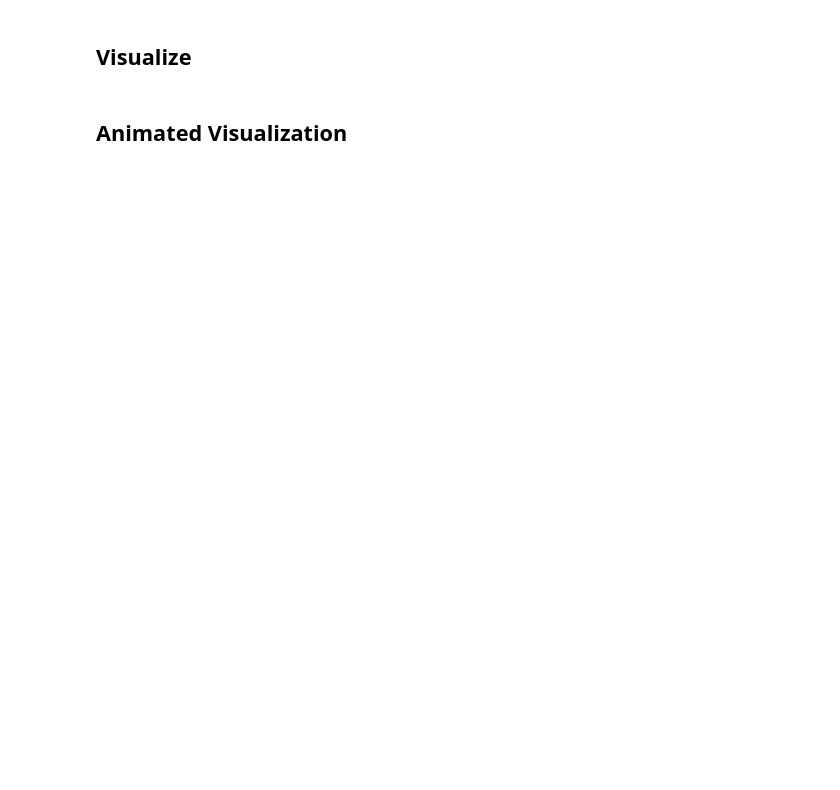
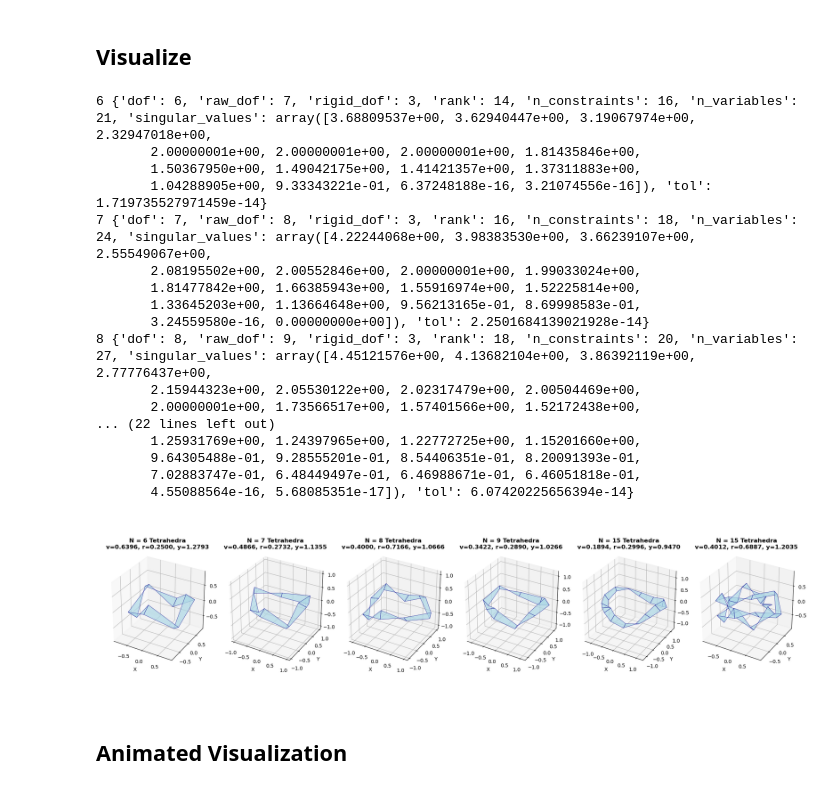
Before and after one commit to shizuo-kaji/Kaleidocycle, a Jupyter notebook: python/notebooks/ExplicitConstructionWithTheta.ipynb, the cells around one changed output. Cells and saved outputs as stored; diff of their text form; code cells hidden in the pictures; blank space fills up the shorter version.

```diff
--- a/python/notebooks/ExplicitConstructionWithTheta.ipynb
+++ b/python/notebooks/ExplicitConstructionWithTheta.ipynb
@@ -107,18 +126,39 @@ for N, m, initial_guess in test_cases:
 # %%
 # Visualize kaleidocycles for N = 6, 8, 9, 13
 fig = plt.figure(figsize=(20, 5))
 
 for subplot_idx, (N,m,v,r,y) in enumerate(solutions, start=1):
         # Generate curve
         curve = generate_theta_curve(v, 0, r, y, N, t=0.0)
         kc = Kaleidocycle(curve=curve)
+        info = kc.local_dof(return_basis=False)
+        print(N,info)
 
         # Plot
         ax = fig.add_subplot(1, len(solutions), subplot_idx, projection='3d')
         kc.plot(ax=ax, title=f'N = {N} Tetrahedra\nv={v:.4f}, r={r:.4f}, y={y:.4f}')
 
 plt.tight_layout()
 plt.show()
+# %% [output]
+6 {'dof': 6, 'raw_dof': 7, 'rigid_dof': 3, 'rank': 14, 'n_constraints': 16, 'n_variables': 21, 'singular_values': array([3.68809537e+00, 3.62940447e+00, 3.19067974e+00, 2.32947018e+00,
+       2.00000001e+00, 2.00000001e+00, 2.00000001e+00, 1.81435846e+00,
+       1.50367950e+00, 1.49042175e+00, 1.41421357e+00, 1.37311883e+00,
+       1.04288905e+00, 9.33343221e-01, 6.37248188e-16, 3.21074556e-16]), 'tol': 1.719735527971459e-14}
+7 {'dof': 7, 'raw_dof': 8, 'rigid_dof': 3, 'rank': 16, 'n_constraints': 18, 'n_variables': 24, 'singular_values': array([4.22244068e+00, 3.98383530e+00, 3.66239107e+00, 2.55549067e+00,
+       2.08195502e+00, 2.00552846e+00, 2.00000001e+00, 1.99033024e+00,
+       1.81477842e+00, 1.66385943e+00, 1.55916974e+00, 1.52225814e+00,
+       1.33645203e+00, 1.13664648e+00, 9.56213165e-01, 8.69998583e-01,
+       3.24559580e-16, 0.00000000e+00]), 'tol': 2.2501684139021928e-14}
+8 {'dof': 8, 'raw_dof': 9, 'rigid_dof': 3, 'rank': 18, 'n_constraints': 20, 'n_variables': 27, 'singular_values': array([4.45121576e+00, 4.13682104e+00, 3.86392119e+00, 2.77776437e+00,
+       2.15944323e+00, 2.05530122e+00, 2.02317479e+00, 2.00504469e+00,
+       2.00000001e+00, 1.73566517e+00, 1.57401566e+00, 1.52172438e+00,
+... (22 lines left out)
+       1.25931769e+00, 1.24397965e+00, 1.22772725e+00, 1.15201660e+00,
+       9.64305488e-01, 9.28555201e-01, 8.54406351e-01, 8.20091393e-01,
+       7.02883747e-01, 6.48449497e-01, 6.46988671e-01, 6.46051818e-01,
+       4.55088564e-16, 5.68085351e-17]), 'tol': 6.07420225656394e-14}
+[figure, added]
 # %% [markdown]
 ## Animated Visualization
 # %%
```
Also changed, not shown: parts of 1 cell of this notebook, 37 other files.
